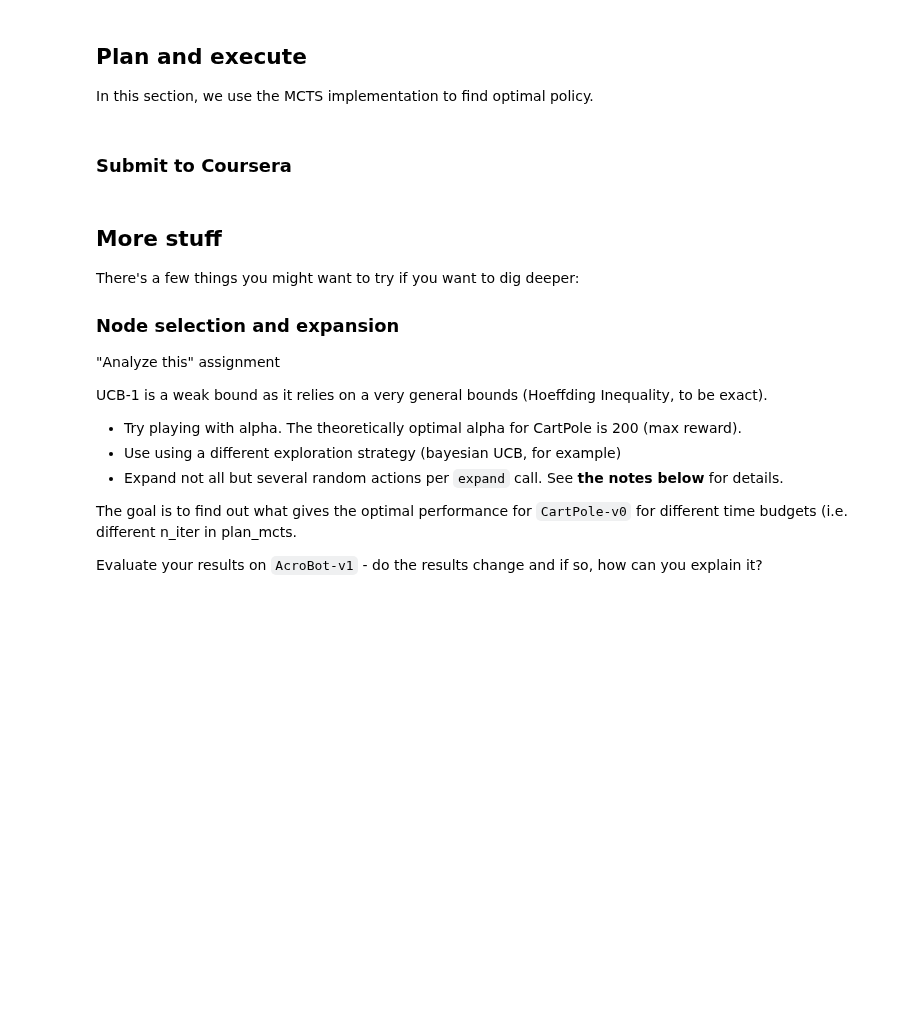
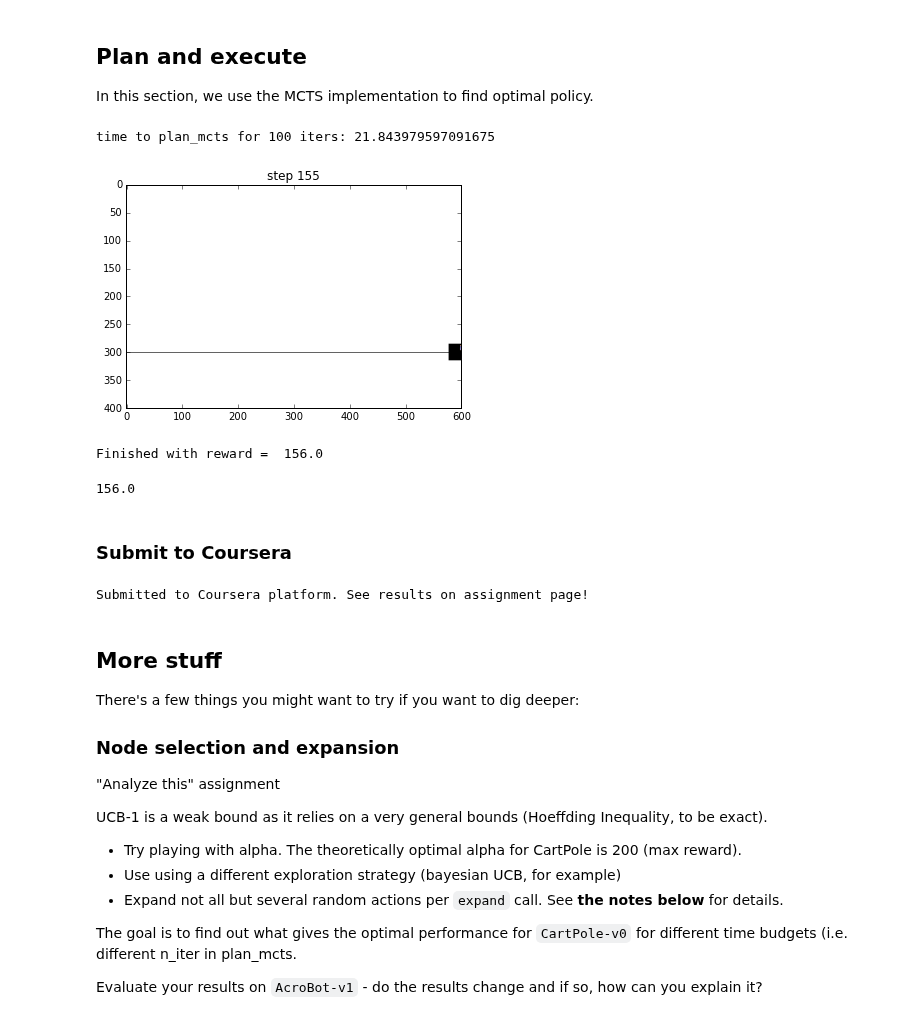
Before and after one commit to PhilippeW83440/Reinforcement-Learning, a Jupyter notebook: coursera-PratcticalRL/W6/practice_mcts.ipynb, the cells around one changed output. Drawn from its saved outputs; the diff is of its cells as text; code cells hidden in the pictures; blank space fills up the shorter version.

Commit message:
W6 MCTS pgr assignment done

```diff
--- a/coursera-PratcticalRL/W6/practice_mcts.ipynb
+++ b/coursera-PratcticalRL/W6/practice_mcts.ipynb
@@ -367,21 +386,31 @@ class Root(Node):
 
 With all we implemented, MCTS boils down to a trivial piece of code.
 # %%
-def plan_mcts(root,n_iters=10):
+from time import time
+
+def plan_mcts(root, n_iters=10):
     """
     builds tree with monte-carlo tree search for n_iters iterations
     :param root: tree node to plan from
     :param n_iters: how many select-expand-simulate-propagete loops to make
     """
+
+    start = time()
     for _ in range(n_iters):
-
-        node = <select best leaf>
+        #node = <select best leaf>
+        node = root.select_best_leaf()
 
         if node.is_done:
             node.propagate(0)
 
         else: #node is not terminal
-            <expand-simulate-propagate loop>
+            #<expand-simulate-propagate loop>
+            simu_node = node.expand()
+            simu_reward = simu_node.rollout()
+            simu_node.propagate(simu_reward)
+
+    end = time()
+    print("time to plan_mcts for {} iters: {}".format(n_iters, end-start))
 # %% [markdown]
 ## Plan and execute
 In this section, we use the MCTS implementation to find optimal policy.
@@ -392,6 +421,8 @@ root = Root(root_snapshot,root_observation)
 # %%
 #plan from root:
-plan_mcts(root,n_iters=1000)
+plan_mcts(root, n_iters=100)
+# %% [output]
+time to plan_mcts for 100 iters: 21.843979597091675
 # %%
 from IPython.display import clear_output
 from itertools import count
@@ -402,34 +433,45 @@ test_env = loads(root_snapshot) #env used to show progress
 
 for i in count():
 
     #get best child
-    best_child = <select child with highest mean reward>
+    #best_child = <select child with highest mean reward>
+    best_child = root.select_action()
 
     #take action
     s,r,done,_ = test_env.step(best_child.action)
 
     #show image
     clear_output(True)
     plt.title("step %i"%i)
     plt.imshow(test_env.render('rgb_array'))
     plt.show()
 
     total_reward += r
     if done:
         print("Finished with reward = ",total_reward)
         break
 
     #discard unrealized part of the tree [because not every child matters :(]
     for child in root.children:
         if child != best_child:
             child.safe_delete()
 
     #declare best child a new root
     root = Root.from_node(best_child)
 
-    assert not root.is_leaf(), "We ran out of tree! Need more planning! Try growing tree right inside the loop."
+    #assert not root.is_leaf(), "We ran out of tree! Need more planning! Try growing tree right inside the loop."
 
     #you may want to expand tree here
     #<your code here>
+    if root.is_leaf():
+        print("root is leaf")
+        plan_mcts(root,n_iters=10)
+# %% [output]
+[figure, added]
+Finished with reward =  156.0
+# %%
+print(total_reward)
+# %% [output]
+156.0
 # %% [markdown]
 ### Submit to Coursera
@@ -436,7 +490,9 @@ for i in count():
 # %%
-from submit import submit_mcts
+#from submit import submit_mcts
 
-submit_mcts(total_reward, <EMAIL>, <TOKEN>)
+submit_mcts(total_reward, 'philippe.weingertner@laposte.net', 'H9a7J2kPFPsJ2rxz')
+# %% [output]
+Submitted to Coursera platform. See results on assignment page!
 # %% [markdown]
 ## More stuff
 
```
Also changed, not shown: parts of 12 cells of this notebook.
